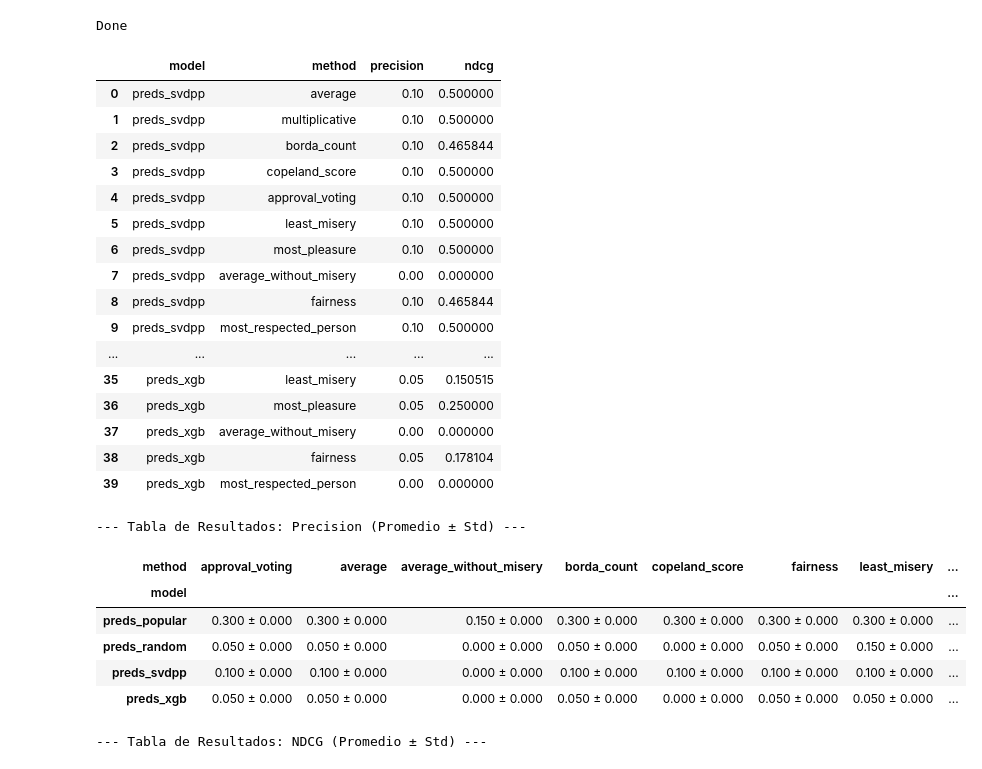
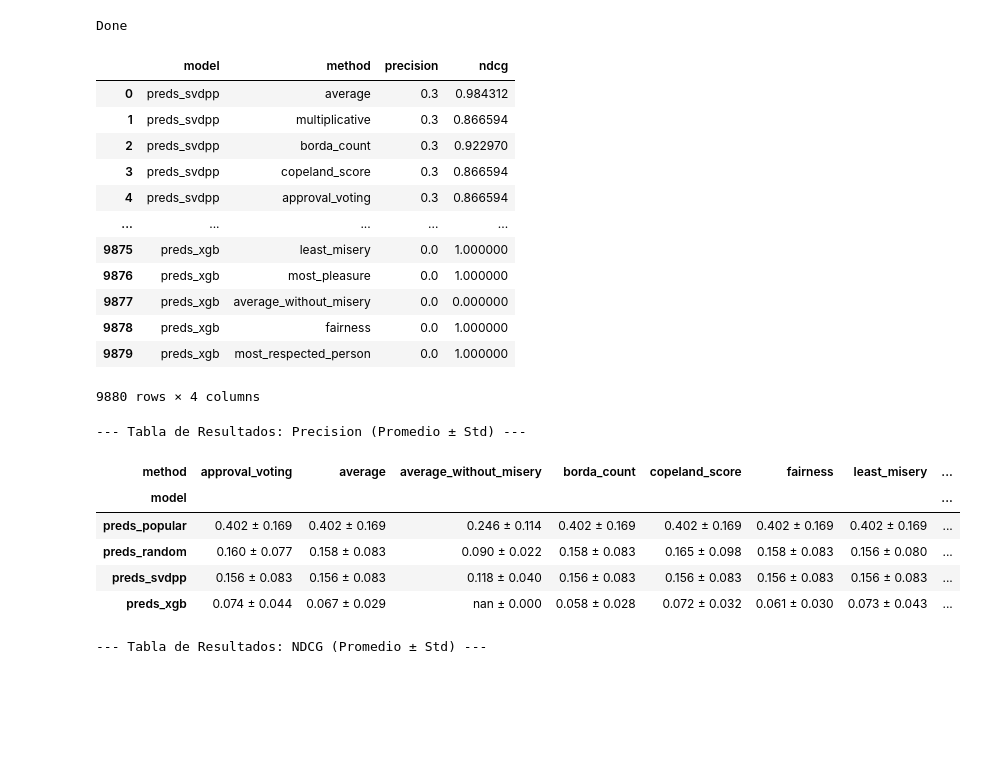
Before and after one commit to mglambert/RecSysProject, a Jupyter notebook: notebooks/eval_models.ipynb, the cells around one changed output. Saved outputs shown, nothing was run; the diff lists cells and outputs as text; code cells hidden in the pictures; blank space fills up the shorter version.

```diff
--- a/notebooks/eval_models.ipynb
+++ b/notebooks/eval_models.ipynb
@@ -5,5 +6,5 @@ from RecGroupSys import VotingMethods
 # %%
-df_users = pd.read_csv('../data/df_users_train.csv')
+df_users = pd.read_csv('../data/df_users_train2.csv')
 # %%
 df_groups = pd.read_pickle('df_groups_svdpp_random_popular_xgb')
 df_groups.head()
@@ -17,5 +18,6 @@ df_groups.head()
 # %%
-RELEVANCE_THRESHOLD = 7
+
+RELEVANCE_THRESHOLD = 5
 
 
 def precision_at_k(recommendations_df, user_history_df, k=10, threshold=RELEVANCE_THRESHOLD):
@@ -40,7 +42,7 @@ def ndcg_at_k(recommendations_df, user_history_df, k=10):
     temp_recs_df = pd.DataFrame({'BGGId': recommended_ids})
     merged_df = pd.merge(temp_recs_df, user_history_df, on='BGGId', how='left')
 
-    relevance = merged_df['Rating'].fillna(0).values
+    relevance = merged_df['Rating'].fillna(1).values
 
     dcg = np.sum(relevance / np.log2(np.arange(2, actual_k + 2)))
 
@@ -55,14 +57,13 @@ def ndcg_at_k(recommendations_df, user_history_df, k=10):
 
 results = []
 
-for grp_id in range(1):
+for grp_id in tqdm(range(df_groups.shape[0])):
     users = df_groups.loc[grp_id, 'members2']
     groups_results = []
 
     for prd in ['preds_svdpp', 'preds_random', 'preds_popular', 'preds_xgb']:
 
-        aux = df_groups.loc[grp_id, prd].fillna(0)
-        aux[aux == 0] = 0.1
+        aux = df_groups.loc[grp_id, prd].fillna(1)
         for aggmethod in [VotingMethods.average, VotingMethods.multiplicative,
                           VotingMethods.borda_count, VotingMethods.copeland_score, VotingMethods.approval_voting,
                           VotingMethods.least_misery, VotingMethods.most_pleasure, VotingMethods.average_without_misery,
@@ -77,7 +78,9 @@ for grp_id in range(1):
             rdf = rdf.sort_values(ascending=False)
 
             for idx, usr_name in enumerate(users):
-                usr_hist = df_users[df_users.Username == usr_name]
+                usr_hist = df_users[(df_users.Username == usr_name)&(df_users.isTest)]
+                usr_hist = usr_hist.loc[usr_hist.groupby('BGGId')['Rating'].idxmax()]
+
                 _pr.append(precision_at_k(rdf, usr_hist))
                 _nd.append(ndcg_at_k(rdf, usr_hist))
 
@@ -107,61 +110,61 @@ df = pd.DataFrame(flat_data)
 df
 # %% [output]
 |  | model | method | precision | ndcg |
-| 0 | preds_svdpp | average | 0.10 | 0.500000 |
-| 1 | preds_svdpp | multiplicative | 0.10 | 0.500000 |
-| 2 | preds_svdpp | borda_count | 0.10 | 0.465844 |
-| 3 | preds_svdpp | copeland_score | 0.10 | 0.500000 |
-| 4 | preds_svdpp | approval_voting | 0.10 | 0.500000 |
-| 5 | preds_svdpp | least_misery | 0.10 | 0.500000 |
-| 6 | preds_svdpp | most_pleasure | 0.10 | 0.500000 |
-| 7 | preds_svdpp | average_without_misery | 0.00 | 0.000000 |
-| 8 | preds_svdpp | fairness | 0.10 | 0.465844 |
-| 9 | preds_svdpp | most_respected_person | 0.10 | 0.500000 |
+| 0 | preds_svdpp | average | 0.3 | 0.984312 |
+| 1 | preds_svdpp | multiplicative | 0.3 | 0.866594 |
+| 2 | preds_svdpp | borda_count | 0.3 | 0.922970 |
+| 3 | preds_svdpp | copeland_score | 0.3 | 0.866594 |
+| 4 | preds_svdpp | approval_voting | 0.3 | 0.866594 |
 | ... | ... | ... | ... | ... |
-| 35 | preds_xgb | least_misery | 0.05 | 0.150515 |
-| 36 | preds_xgb | most_pleasure | 0.05 | 0.250000 |
-| 37 | preds_xgb | average_without_misery | 0.00 | 0.000000 |
-| 38 | preds_xgb | fairness | 0.05 | 0.178104 |
-| 39 | preds_xgb | most_respected_person | 0.00 | 0.000000 |
+| 9875 | preds_xgb | least_misery | 0.0 | 1.000000 |
+| 9876 | preds_xgb | most_pleasure | 0.0 | 1.000000 |
+| 9877 | preds_xgb | average_without_misery | 0.0 | 0.000000 |
+| 9878 | preds_xgb | fairness | 0.0 | 1.000000 |
+| 9879 | preds_xgb | most_respected_person | 0.0 | 1.000000 |
+9880 rows × 4 columns
 # %%
 # Agrupar y calcular promedio y desviación estándar
-agg_results = df.groupby(['model', 'method']).agg(['mean', 'std'])
+# agg_results = df.groupby(['model', 'method']).agg(['mean', 'std'])
+agg_results = df.groupby(['model', 'method']).agg([
+    ('mean', lambda x: x[x != 0].mean()),
+    ('std', lambda x: x[x != 0].std())
+])
 
 def create_metric_table(agg_df, metric_name):
     """Formatea la tabla para una métrica específica (mean ± std)."""
     # Seleccionar los datos de la métrica
     metric_df = agg_df[metric_name]
 
     # Formatear la celda como 'promedio ± std'
     # .fillna(0) se usa por si hay un caso con una sola medición (std = NaN)
     formatted_series = (
         metric_df['mean'].map('{:.3f}'.format) +
         ' ± ' +
         metric_df['std'].fillna(0).map('{:.3f}'.format)
     )
 
     # Reorganizar la tabla a la forma final: modelos en filas, métodos en columnas
     return formatted_series.unstack('method')
 
 # --- Generar y mostrar las tablas ---
 
 # Tabla para Precision
 precision_table = create_metric_table(agg_results, 'precision')
 print("--- Tabla de Resultados: Precision (Promedio ± Std) ---")
 display(precision_table)
 
 # Tabla para NDCG
 ndcg_table = create_metric_table(agg_results, 'ndcg')
 print("\n--- Tabla de Resultados: NDCG (Promedio ± Std) ---")
 display(ndcg_table)
 # %% [output]
 --- Tabla de Resultados: Precision (Promedio ± Std) ---
 | method | approval_voting | average | average_without_misery | borda_count | copeland_score | fairness | least_misery | ... |
 | model |  |  |  |  |  |  |  | ... |
-| preds_popular | 0.300 ± 0.000 | 0.300 ± 0.000 | 0.150 ± 0.000 | 0.300 ± 0.000 | 0.300 ± 0.000 | 0.300 ± 0.000 | 0.300 ± 0.000 | ... |
-| preds_random | 0.050 ± 0.000 | 0.050 ± 0.000 | 0.000 ± 0.000 | 0.050 ± 0.000 | 0.000 ± 0.000 | 0.050 ± 0.000 | 0.150 ± 0.000 | ... |
-| preds_svdpp | 0.100 ± 0.000 | 0.100 ± 0.000 | 0.000 ± 0.000 | 0.100 ± 0.000 | 0.100 ± 0.000 | 0.100 ± 0.000 | 0.100 ± 0.000 | ... |
-| preds_xgb | 0.050 ± 0.000 | 0.050 ± 0.000 | 0.000 ± 0.000 | 0.050 ± 0.000 | 0.000 ± 0.000 | 0.050 ± 0.000 | 0.050 ± 0.000 | ... |
+| preds_popular | 0.402 ± 0.169 | 0.402 ± 0.169 | 0.246 ± 0.114 | 0.402 ± 0.169 | 0.402 ± 0.169 | 0.402 ± 0.169 | 0.402 ± 0.169 | ... |
+| preds_random | 0.160 ± 0.077 | 0.158 ± 0.083 | 0.090 ± 0.022 | 0.158 ± 0.083 | 0.165 ± 0.098 | 0.158 ± 0.083 | 0.156 ± 0.080 | ... |
+| preds_svdpp | 0.156 ± 0.083 | 0.156 ± 0.083 | 0.118 ± 0.040 | 0.156 ± 0.083 | 0.156 ± 0.083 | 0.156 ± 0.083 | 0.156 ± 0.083 | ... |
+| preds_xgb | 0.074 ± 0.044 | 0.067 ± 0.029 | nan ± 0.000 | 0.058 ± 0.028 | 0.072 ± 0.032 | 0.061 ± 0.030 | 0.073 ± 0.043 | ... |
 --- Tabla de Resultados: NDCG (Promedio ± Std) ---
 | method | approval_voting | average | average_without_misery | borda_count | copeland_score | fairness | least_misery | ... |
 | model |  |  |  |  |  |  |  | ... |
```
Also changed, not shown: parts of 12 cells of this notebook, 2 other files.
